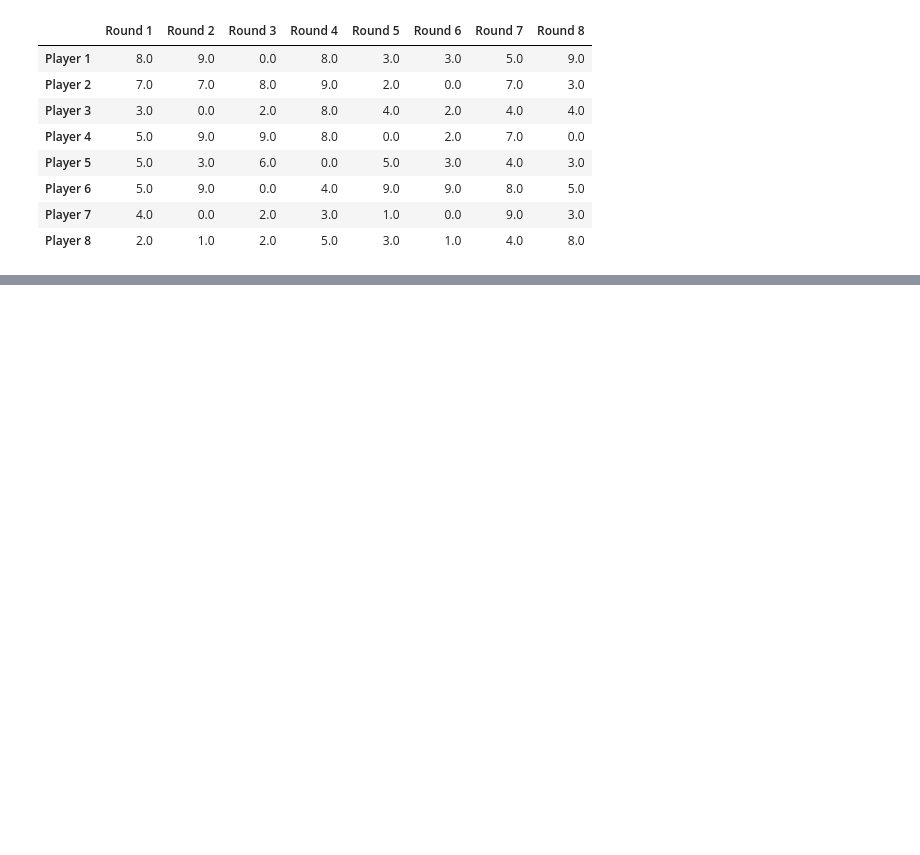
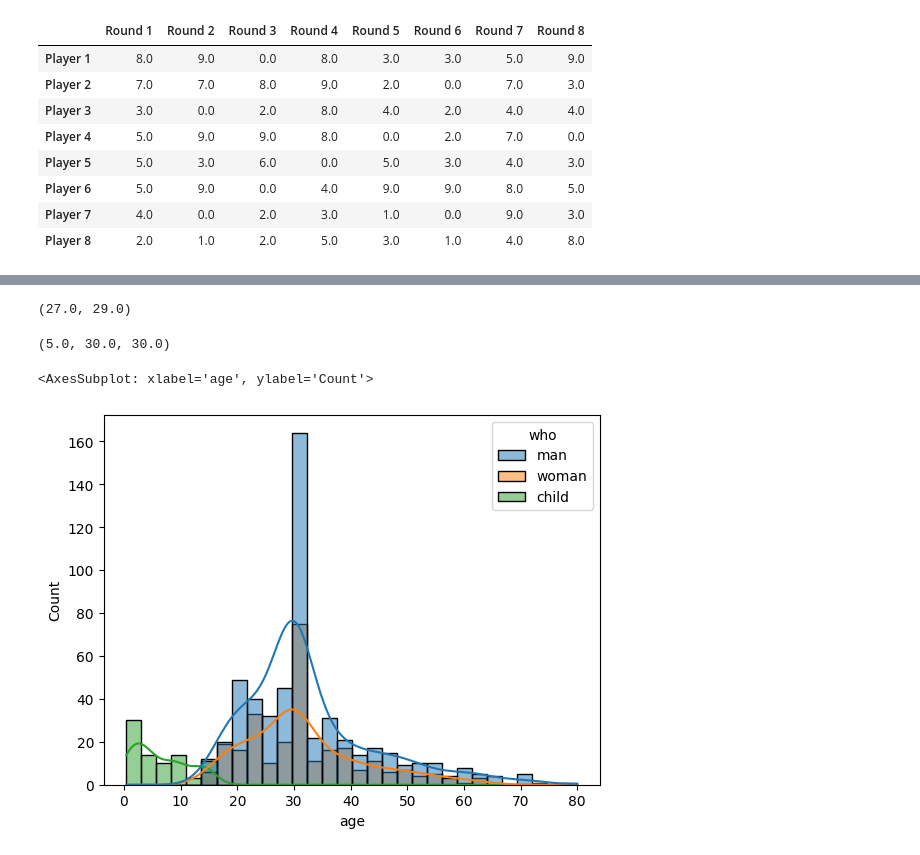
Before and after one commit to Razjoh/Databehandling-Rasmus-Johansson, a Jupyter notebook: Code-alongs/L1_missing_aggregation.ipynb, the cells around one changed output, grey strips where cells are left out. Cells and saved outputs as stored; diff of their text form; code cells hidden in the pictures; blank space fills up the shorter version.

```diff
--- a/Code-alongs/L1_missing_aggregation.ipynb
+++ b/Code-alongs/L1_missing_aggregation.ipynb
@@ -95,0 +188,10 @@ scores.fillna(0)
+# %%
+# case
+# historian (domain expert) advises us to use median age of corresponding gender to fill in missing ages
+
+median_male_age = titanic[titanic["sex"] == "male"]["age"].median()
+median_female_age = titanic[titanic["sex"] == "female"]["age"].median()
+
+median_female_age, median_male_age
+# %% [output]
+(27.0, 29.0)
@@ -95,0 +201,19 @@ scores.fillna(0)
+# %%
+## use who category, left to reader
+
+median_man_age = titanic[titanic["who"] == "man"]["age"].median()
+median_woman_age = titanic[titanic["who"] == "woman"]["age"].median()
+median_child_age = titanic[titanic["who"] == "child"]["age"].median()
+
+median_child_age, median_woman_age, median_man_age
+# %% [output]
+(5.0, 30.0, 30.0)
+# %%
+titanic.loc[titanic["who"] == "man","age"] = titanic.loc[titanic["who"] == "man","age"].fillna(median_man_age)
+titanic.loc[titanic["who"] == "woman","age"] = titanic.loc[titanic["who"] == "woman","age"].fillna(median_woman_age)
+titanic.loc[titanic["who"] == "child","age"] = titanic.loc[titanic["who"] == "child","age"].fillna(median_child_age)
+# %%
+sns.histplot(data = titanic, x = "age", kde = True, hue = "who")
+# %% [output]
+<AxesSubplot: xlabel='age', ylabel='Count'>
+[figure, added]
```
Also changed, not shown: parts of 10 cells of this notebook.
